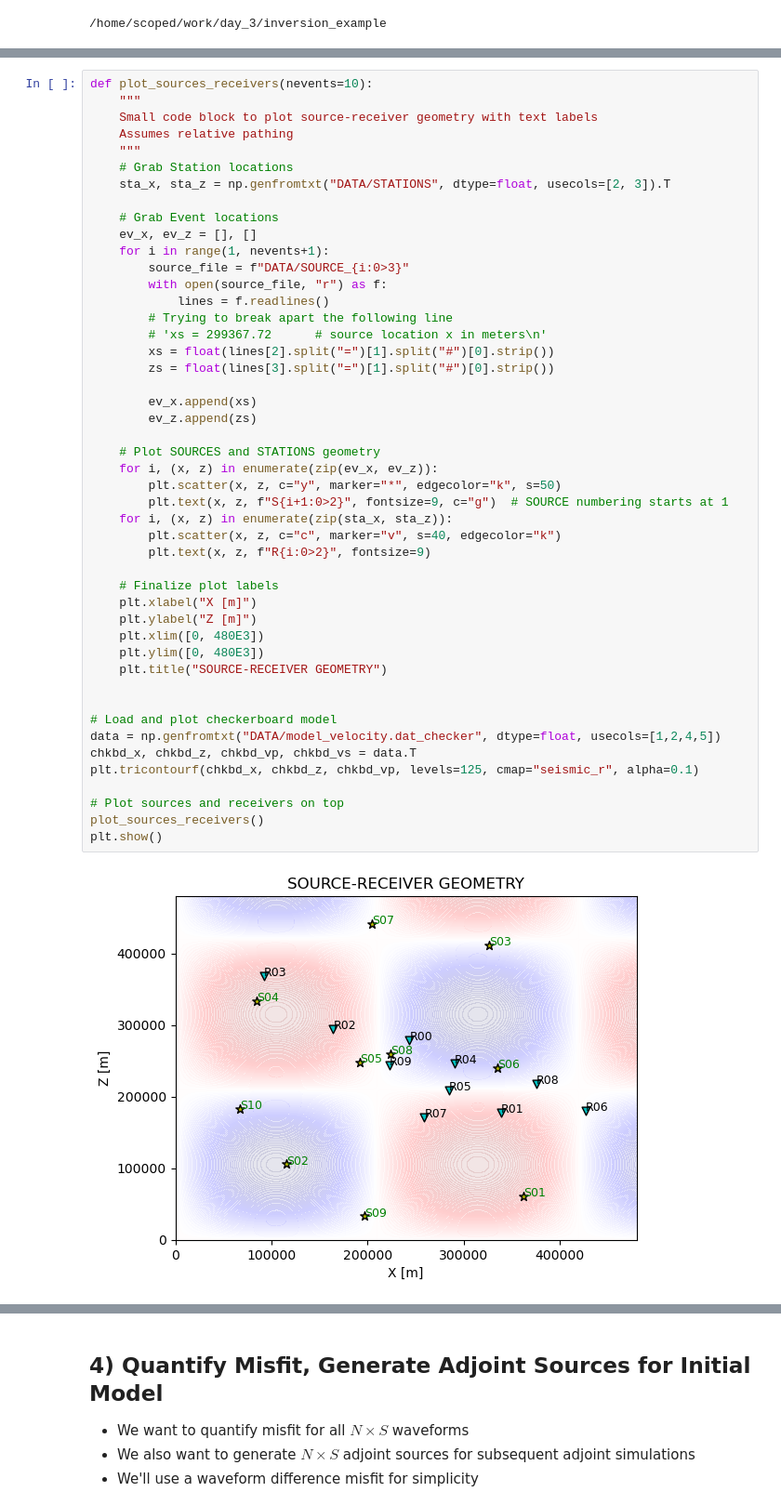
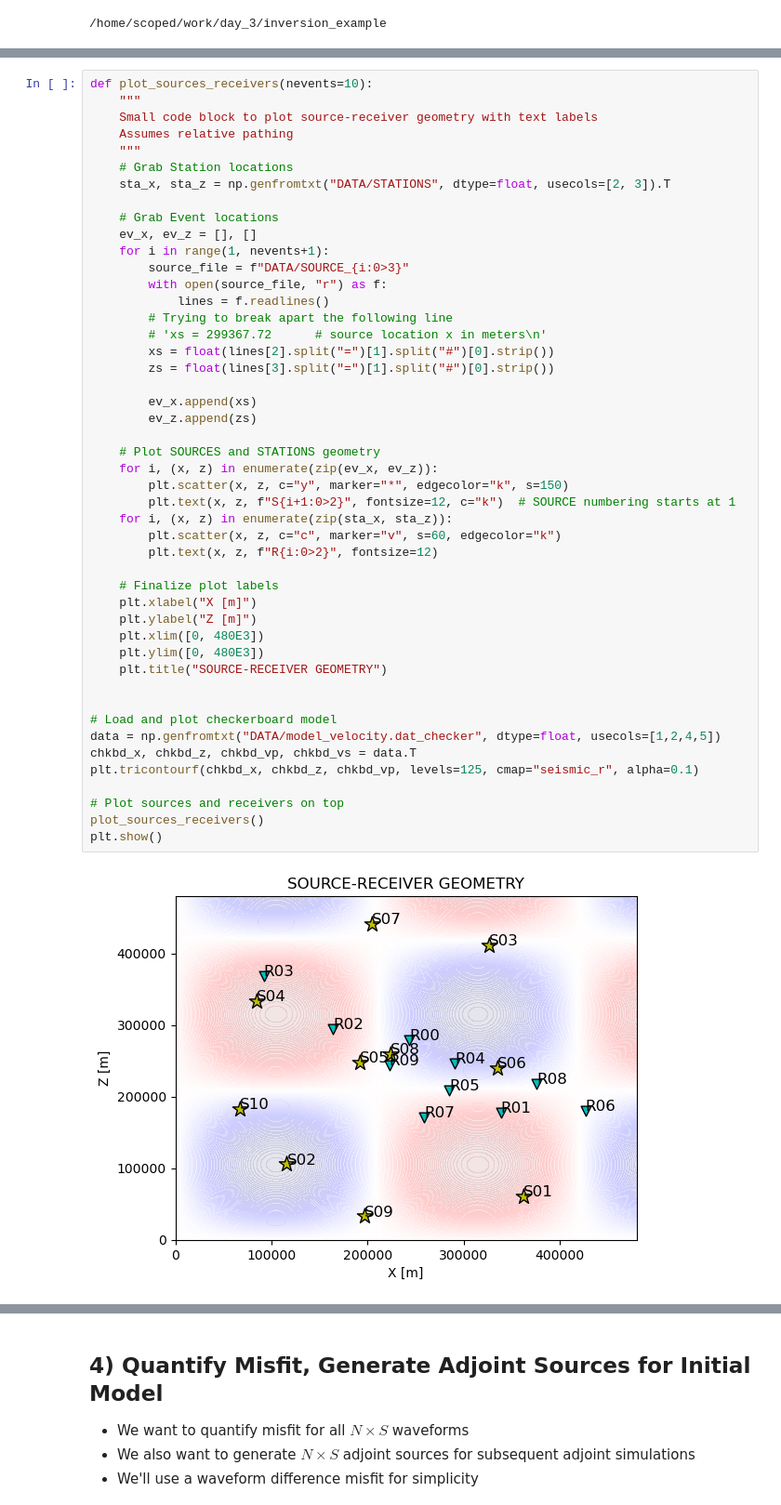
Before and after one commit to adjtomo/adjdocs, a Jupyter notebook: workshops/2022-10-05_specfem_users/completed_notebooks/day_3b_imaging_adv.ipynb, the cells around one changed output, grey strips where cells are left out. Shown at 93% size. Cells and saved outputs as stored; diff of their text form.

```diff
--- a/workshops/2022-10-05_specfem_users/completed_notebooks/day_3b_imaging_adv.ipynb
+++ b/workshops/2022-10-05_specfem_users/completed_notebooks/day_3b_imaging_adv.ipynb
@@ -135,38 +129,38 @@ def plot_sources_receivers(nevents=10):
             lines = f.readlines()
         # Trying to break apart the following line
         # 'xs = 299367.72      # source location x in meters\n'
         xs = float(lines[2].split("=")[1].split("#")[0].strip())
         zs = float(lines[3].split("=")[1].split("#")[0].strip())
 
         ev_x.append(xs)
         ev_z.append(zs)
 
     # Plot SOURCES and STATIONS geometry
     for i, (x, z) in enumerate(zip(ev_x, ev_z)):
-        plt.scatter(x, z, c="y", marker="*", edgecolor="k", s=50)
-        plt.text(x, z, f"S{i+1:0>2}", fontsize=9, c="g")  # SOURCE numbering starts at 1
+        plt.scatter(x, z, c="y", marker="*", edgecolor="k", s=150)
+        plt.text(x, z, f"S{i+1:0>2}", fontsize=12, c="k")  # SOURCE numbering starts at 1
     for i, (x, z) in enumerate(zip(sta_x, sta_z)):
-        plt.scatter(x, z, c="c", marker="v", s=40, edgecolor="k")
-        plt.text(x, z, f"R{i:0>2}", fontsize=9)
+        plt.scatter(x, z, c="c", marker="v", s=60, edgecolor="k")
+        plt.text(x, z, f"R{i:0>2}", fontsize=12)
 
     # Finalize plot labels
     plt.xlabel("X [m]")
     plt.ylabel("Z [m]")
     plt.xlim([0, 480E3])
     plt.ylim([0, 480E3])
     plt.title("SOURCE-RECEIVER GEOMETRY")
 
 
 # Load and plot checkerboard model
 data = np.genfromtxt("DATA/model_velocity.dat_checker", dtype=float, usecols=[1,2,4,5])
 chkbd_x, chkbd_z, chkbd_vp, chkbd_vs = data.T
 plt.tricontourf(chkbd_x, chkbd_z, chkbd_vp, levels=125, cmap="seismic_r", alpha=0.1)
 
 # Plot sources and receivers on top
 plot_sources_receivers()
 plt.show()
 # %% [output]
-[figure, old version]
+[figure, new version]
 # %% [markdown]
 ### b) Running the Forward Solver
 
```
Also changed, not shown: parts of 39 cells of this notebook, 1 other file.
